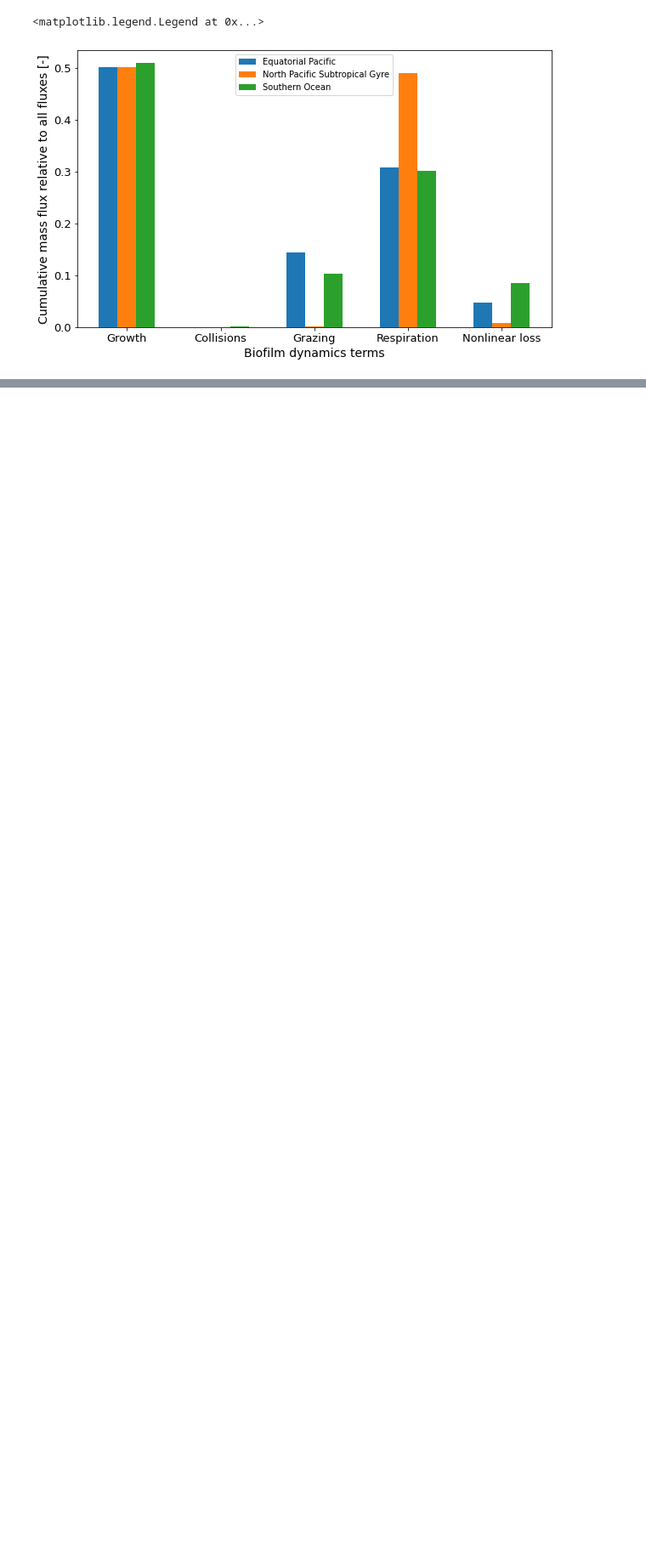
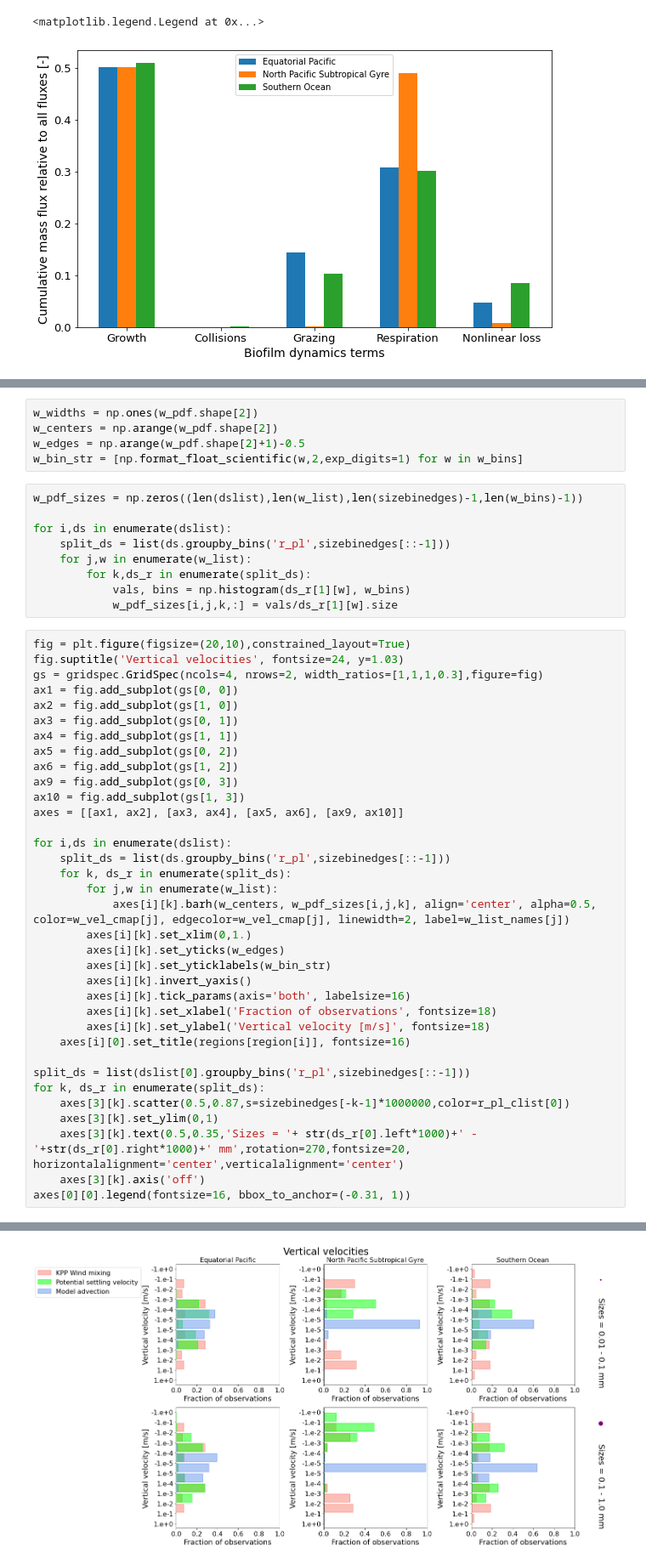
Before and after one commit to OceanParcels/biofouling_3dtransport_2, a Jupyter notebook: Analysis/Locations.ipynb, the cells around one changed output, grey strips where cells are left out. Shown at 85% size. Cells and saved outputs as stored; diff of their text form; blank space fills up the shorter version.

```diff
--- a/Analysis/Locations.ipynb
+++ b/Analysis/Locations.ipynb
@@ -548,0 +578,50 @@ ax.legend(loc='upper center')
+# %%
+w_widths = np.ones(w_pdf.shape[2])
+w_centers = np.arange(w_pdf.shape[2])
+w_edges = np.arange(w_pdf.shape[2]+1)-0.5
+w_bin_str = [np.format_float_scientific(w,2,exp_digits=1) for w in w_bins]
+# %%
+w_pdf_sizes = np.zeros((len(dslist),len(w_list),len(sizebinedges)-1,len(w_bins)-1))
+
+for i,ds in enumerate(dslist):
+    split_ds = list(ds.groupby_bins('r_pl',sizebinedges[::-1]))
+    for j,w in enumerate(w_list):
+        for k,ds_r in enumerate(split_ds):
+            vals, bins = np.histogram(ds_r[1][w], w_bins)
+            w_pdf_sizes[i,j,k,:] = vals/ds_r[1][w].size
+# %%
+fig = plt.figure(figsize=(20,10),constrained_layout=True)
+fig.suptitle('Vertical velocities', fontsize=24, y=1.03)
+gs = gridspec.GridSpec(ncols=4, nrows=2, width_ratios=[1,1,1,0.3],figure=fig)
+ax1 = fig.add_subplot(gs[0, 0])
+ax2 = fig.add_subplot(gs[1, 0])
+ax3 = fig.add_subplot(gs[0, 1])
+ax4 = fig.add_subplot(gs[1, 1])
+ax5 = fig.add_subplot(gs[0, 2])
+ax6 = fig.add_subplot(gs[1, 2])
+ax9 = fig.add_subplot(gs[0, 3])
+ax10 = fig.add_subplot(gs[1, 3])
+axes = [[ax1, ax2], [ax3, ax4], [ax5, ax6], [ax9, ax10]]
+
+for i,ds in enumerate(dslist):
+    split_ds = list(ds.groupby_bins('r_pl',sizebinedges[::-1]))
+    for k, ds_r in enumerate(split_ds):
+        for j,w in enumerate(w_list):
+            axes[i][k].barh(w_centers, w_pdf_sizes[i,j,k], align='center', alpha=0.5, color=w_vel_cmap[j], edgecolor=w_vel_cmap[j], linewidth=2, label=w_list_names[j])
+        axes[i][k].set_xlim(0,1.)
+        axes[i][k].set_yticks(w_edges)
+        axes[i][k].set_yticklabels(w_bin_str)
+        axes[i][k].invert_yaxis()
+        axes[i][k].tick_params(axis='both', labelsize=16)
+        axes[i][k].set_xlabel('Fraction of observations', fontsize=18)
+        axes[i][k].set_ylabel('Vertical velocity [m/s]', fontsize=18)
+    axes[i][0].set_title(regions[region[i]], fontsize=16)
+
+split_ds = list(dslist[0].groupby_bins('r_pl',sizebinedges[::-1]))
+for k, ds_r in enumerate(split_ds):
+    axes[3][k].scatter(0.5,0.87,s=sizebinedges[-k-1]*1000000,color=r_pl_clist[0])
+    axes[3][k].set_ylim(0,1)
+    axes[3][k].text(0.5,0.35,'Sizes = '+ str(ds_r[0].left*1000)+' - '+str(ds_r[0].right*1000)+' mm',rotation=270,fontsize=20, horizontalalignment='center',verticalalignment='center')
+    axes[3][k].axis('off')
+axes[0][0].legend(fontsize=16, bbox_to_anchor=(-0.31, 1))
+# %% [output]
@@ -548,0 +629 @@ ax.legend(loc='upper center')
+[figure, added]
```
Also changed, not shown: parts of 16 cells of this notebook.
